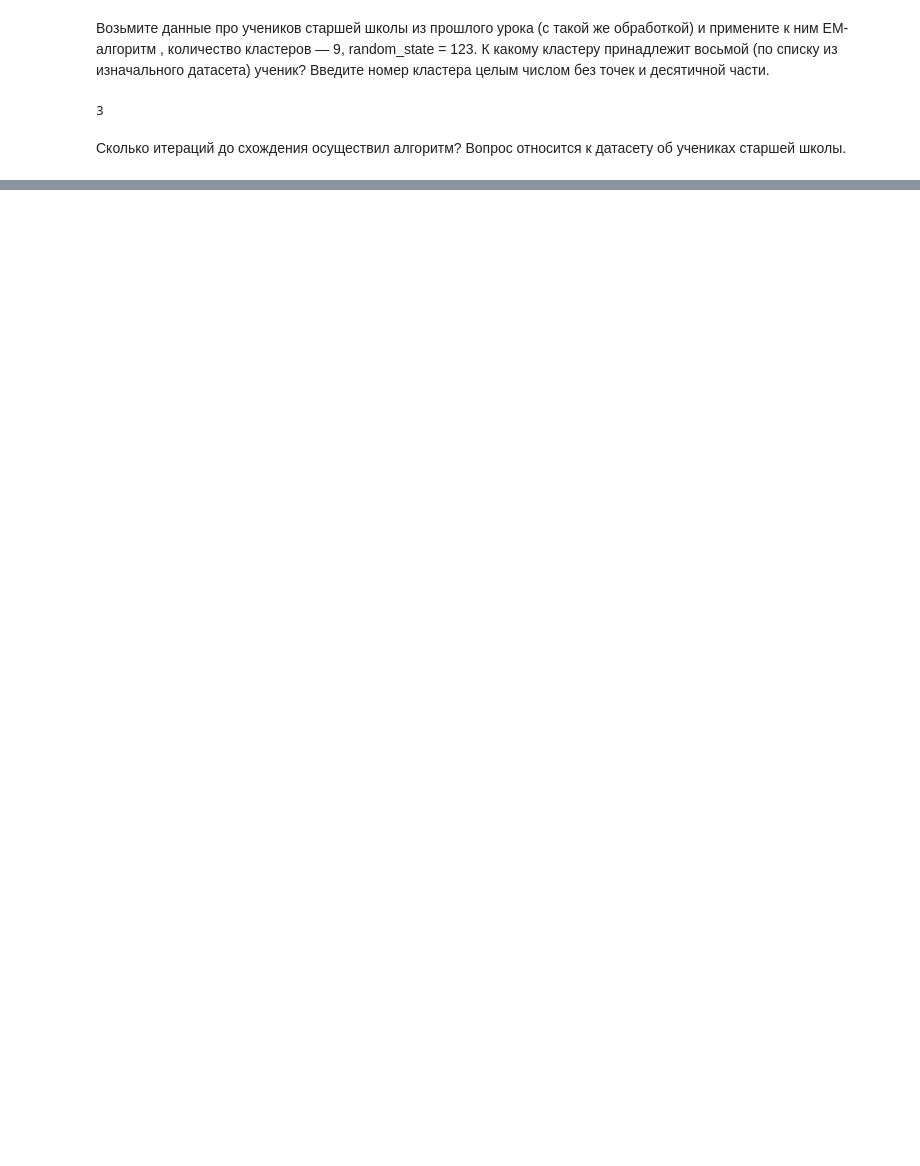
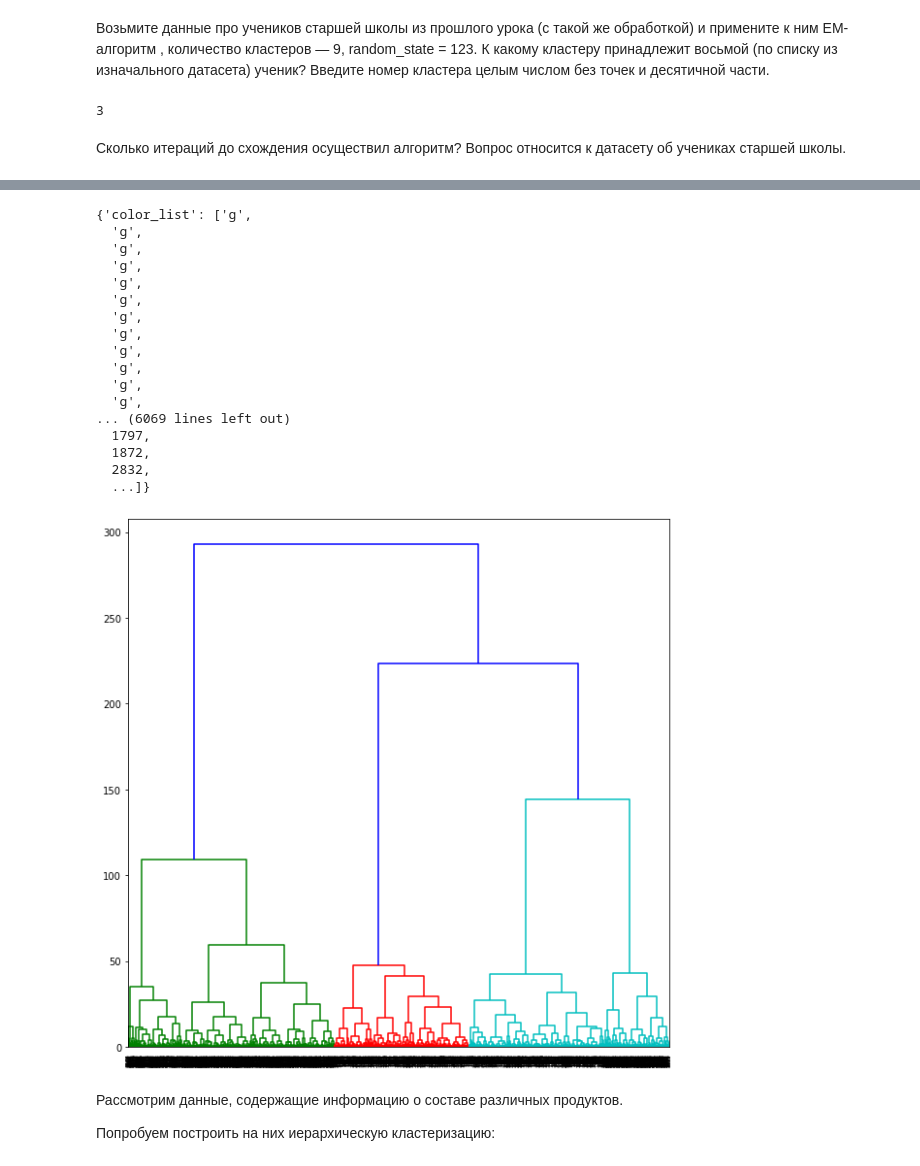
Before and after one commit to Andrej-Ilin/practice, a Jupyter notebook: Clustering_practice.ipynb, the cells around one changed output, grey strips where cells are left out. Saved outputs shown, nothing was run; the diff lists cells and outputs as text; code cells hidden in the pictures; blank space fills up the shorter version.

```diff
--- a/Clustering_practice.ipynb
+++ b/Clustering_practice.ipynb
@@ -175,7 +158,3 @@ X_2, _ = datasets.make_blobs(n_samples=n_samples, random_state=170, centers=[[-4
 transformation = [[1.2, -0.8], [-0.4, 1.7]]
 X_2 = np.dot(X_2, transformation)
 X, y = np.concatenate((dataset[0], X_2)), np.concatenate((dataset[1], np.array([2] * len(X_2))))
-# %%
-plt.rcParams['figure.figsize'] = 10, 10
-plt.scatter(X[:, 0], X[:, 1], c=y, alpha=0.5)
-plt.show()
@@ -235,0 +296,42 @@ gm.n_iter_
+# %%
+import numpy as np
+import matplotlib.pyplot as plt
+from sklearn import datasets
+from scipy.cluster.hierarchy import dendrogram, linkage
+n_samples = 1500
+dataset = datasets.make_blobs(n_samples=n_samples, centers=2, center_box=(-7.0, 7.5),
+                              cluster_std=[1.4, 1.7],
+                              random_state=42)
+X_2, _ = datasets.make_blobs(n_samples=n_samples, random_state=170, centers=[[-4, -3]], cluster_std=[1.9])
+transformation = [[1.2, -0.8], [-0.4, 1.7]]
+X_2 = np.dot(X_2, transformation)
+X, y = np.concatenate((dataset[0], X_2)), np.concatenate((dataset[1], np.array([2] * len(X_2))))
+# подготовим данные для построения дендрограммы
+# ещё один способ выполнить агломеративную кластеризацию
+Z = linkage(X, "ward")
+
+# строим дендрограмму
+dendrogram(Z, leaf_rotation=90.)
+# %% [output]
+{'color_list': ['g',
+  'g',
+  'g',
+  'g',
+  'g',
+  'g',
+  'g',
+  'g',
+  'g',
+  'g',
+  'g',
+  'g',
+... (6069 lines left out)
+  1797,
+  1872,
+  2832,
+  ...]}
+[figure, added]
+# %% [markdown]
+Рассмотрим данные, содержащие информацию о составе различных продуктов.
+
+Попробуем построить на них иерархическую кластеризацию:
```
Also changed, not shown: parts of 45 cells of this notebook.
